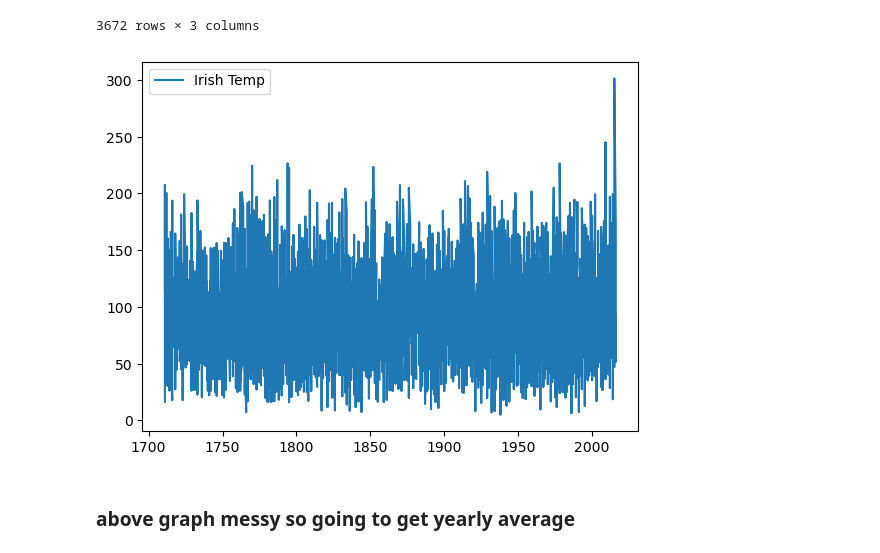
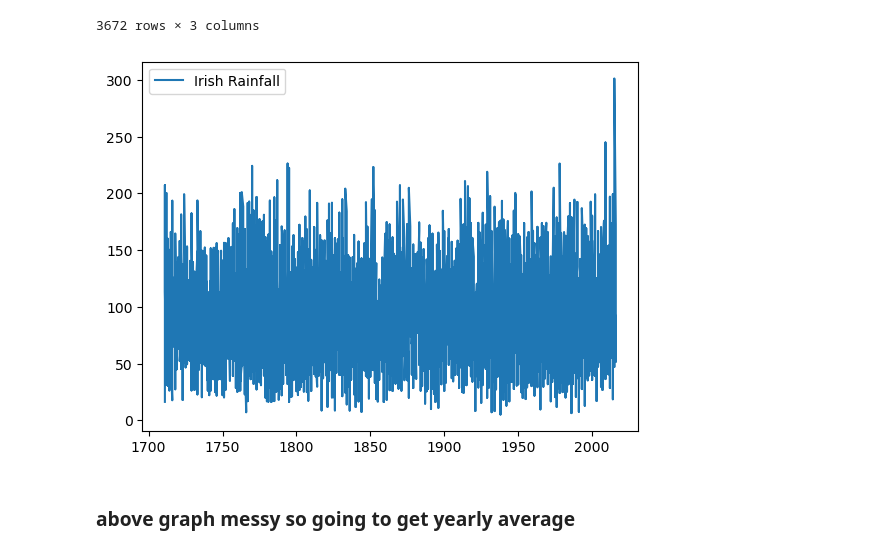
Before and after one commit to dectan/Programming-for-Data-Analysis-Project-2, a Jupyter notebook: test3.ipynb, the cells around one changed output. Drawn from its saved outputs; the diff is of its cells as text; code cells hidden in the pictures.

```diff
--- a/test3.ipynb
+++ b/test3.ipynb
@@ -382,11 +382,11 @@ df16
 | 3671 | 2016 | 12 | 92.1 |
 3672 rows × 3 columns
 # %%
-plt.plot(df16['Year'],df16['Median montly series'], label = 'Irish Temp')
+plt.plot(df16['Year'],df16['Median montly series'], label = 'Irish Rainfall')
 plt.legend()
 plt.show()
 # %% [output]
-[figure, old version]
+[figure, new version]
 # %% [markdown]
 ### above graph messy so going to get yearly average
 # %%
```
Also changed, not shown: parts of 6 cells of this notebook, 1 other file.
